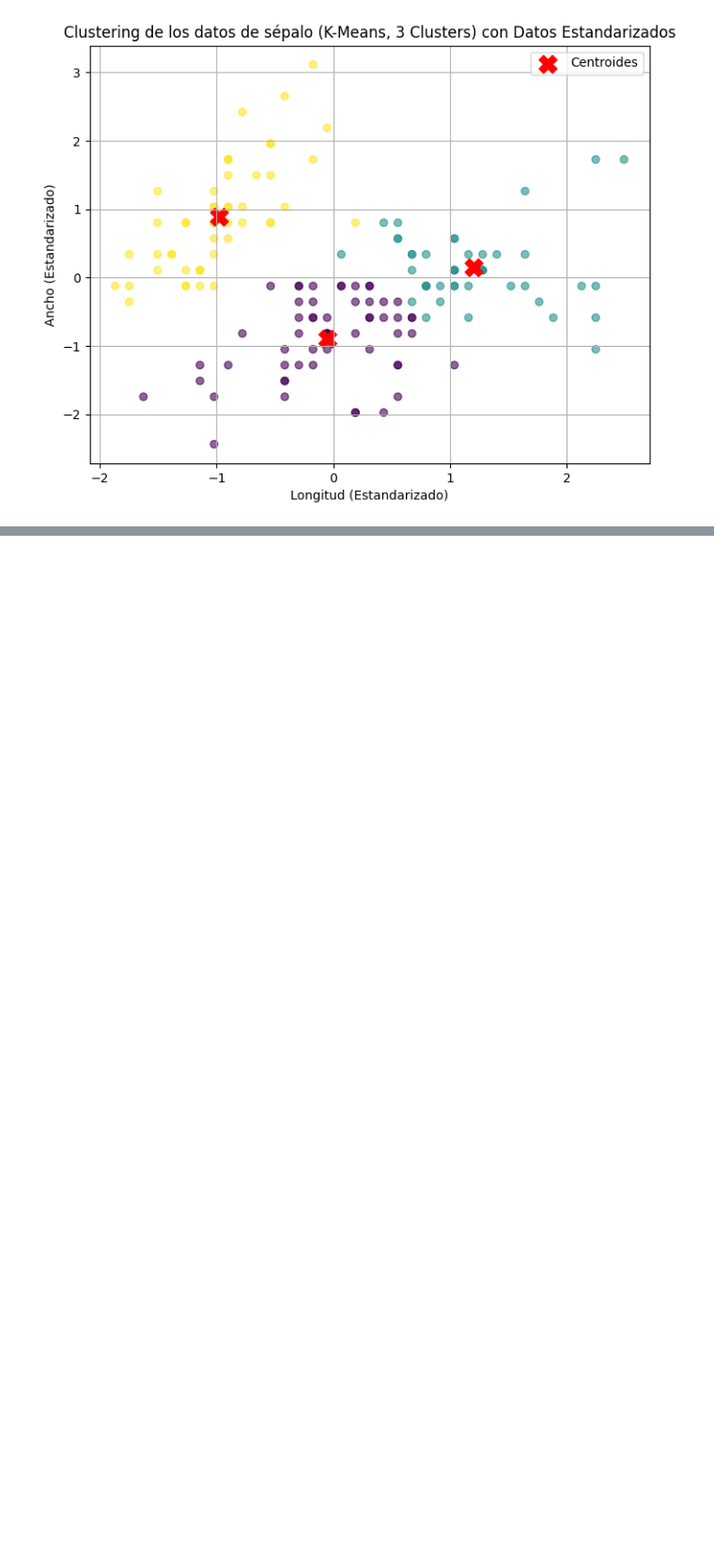
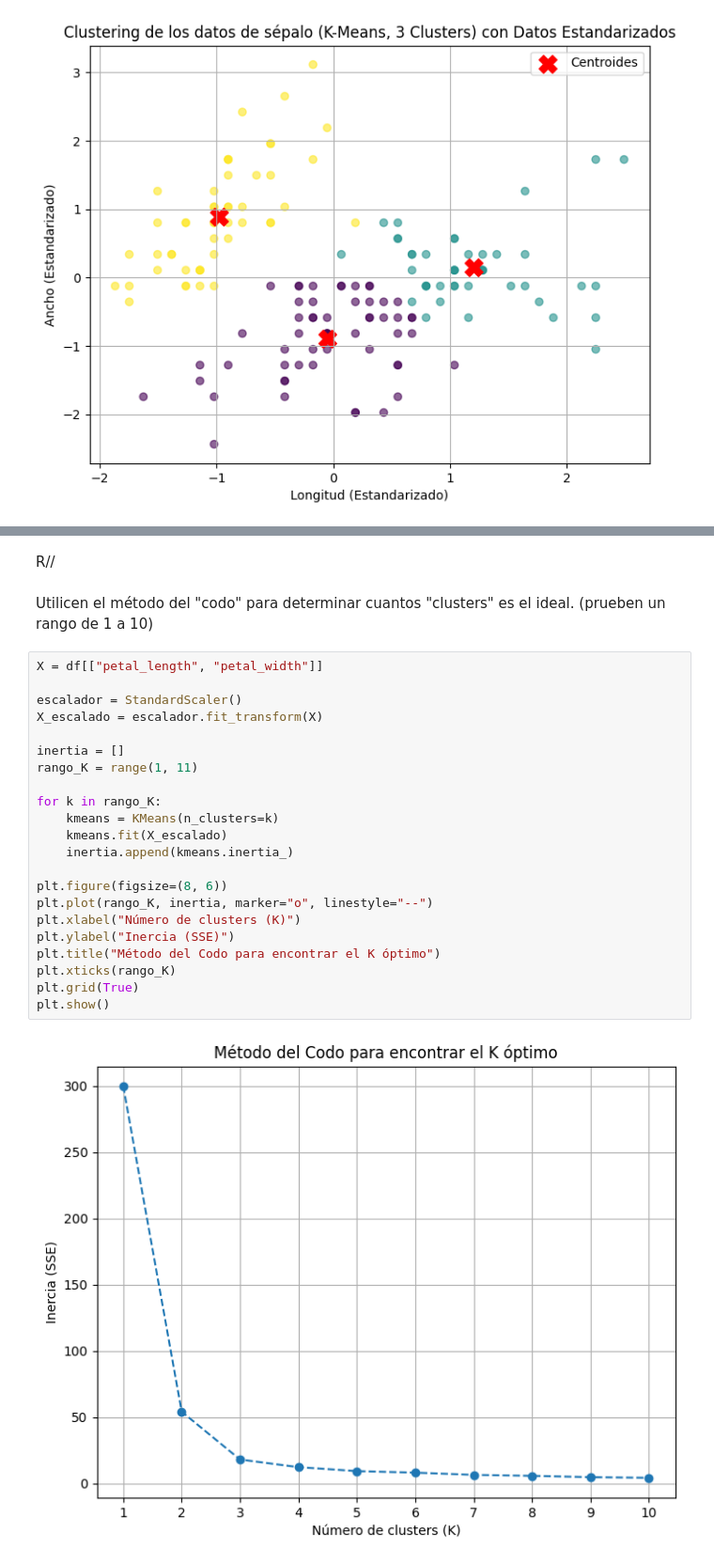
Before and after one commit to SRV-JSPA/HT-2.-Clustering, a Jupyter notebook: Clustering.ipynb, the cells around one changed output, grey strips where cells are left out. Shown at 94% size. Saved outputs shown, nothing was run; the diff lists cells and outputs as text; blank space fills up the shorter version.

```diff
--- a/Clustering.ipynb
+++ b/Clustering.ipynb
@@ -209,0 +279,29 @@ plt.show()
+# %% [markdown]
+R//
+# %% [markdown]
+Utilicen el método del "codo" para determinar cuantos "clusters" es el ideal. (prueben un
+rango de 1 a 10)
+# %%
+X = df[["petal_length", "petal_width"]]
+
+escalador = StandardScaler()
+X_escalado = escalador.fit_transform(X)
+
+inertia = []
+rango_K = range(1, 11)
+
+for k in rango_K:
+    kmeans = KMeans(n_clusters=k)
+    kmeans.fit(X_escalado)
+    inertia.append(kmeans.inertia_)
+
+plt.figure(figsize=(8, 6))
+plt.plot(rango_K, inertia, marker="o", linestyle="--")
+plt.xlabel("Número de clusters (K)")
+plt.ylabel("Inercia (SSE)")
+plt.title("Método del Codo para encontrar el K óptimo")
+plt.xticks(rango_K)
+plt.grid(True)
+plt.show()
+# %% [output]
+[figure, added]
```
Also changed, not shown: parts of 17 cells of this notebook.
